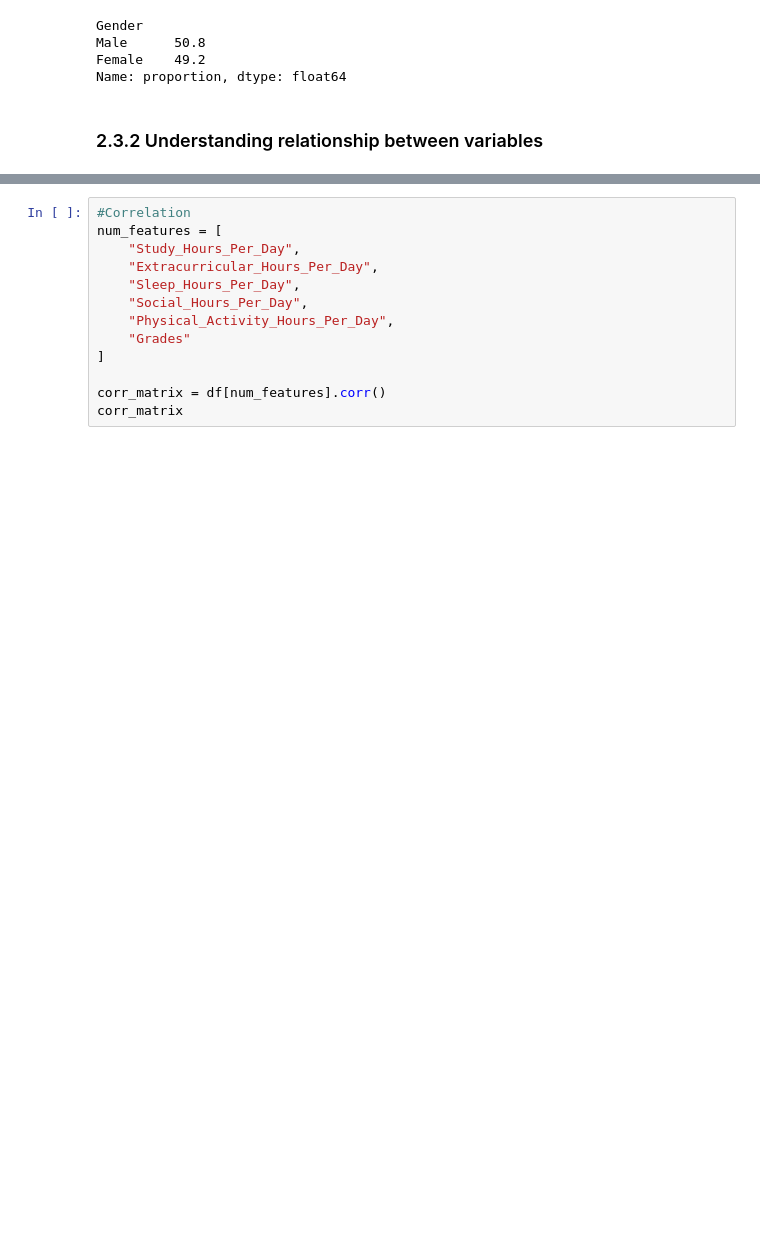
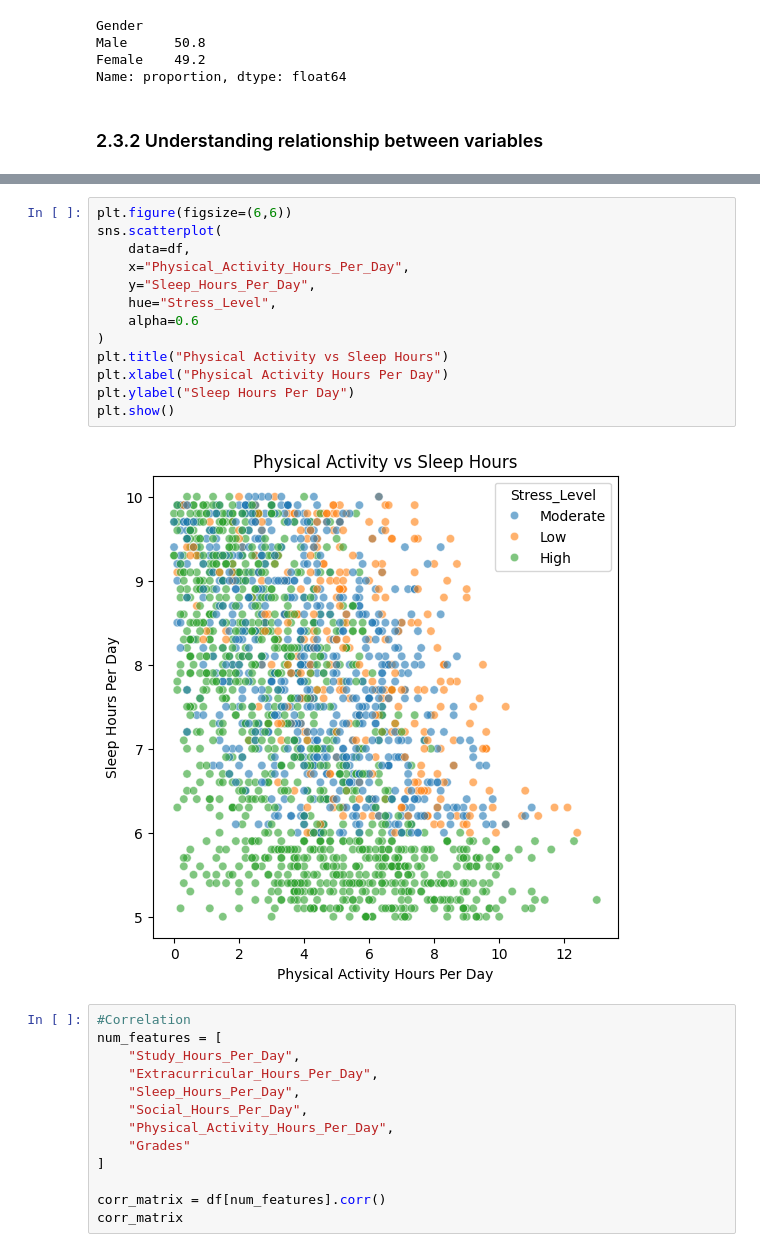
Before and after one commit to thiri-wah/mldp_project, a Jupyter notebook: MLDP Program Codes Submission Template (1).ipynb, the cells around one changed output, grey strips where cells are left out. Cells and saved outputs as stored; diff of their text form; blank space fills up the shorter version.

```diff
--- a/MLDP Program Codes Submission Template (1).ipynb
+++ b/MLDP Program Codes Submission Template (1).ipynb
@@ -271,3 +362,18 @@ plt.show()
+# %%
+plt.figure(figsize=(6,6))
+sns.scatterplot(
+    data=df,
+    x="Physical_Activity_Hours_Per_Day",
+    y="Sleep_Hours_Per_Day",
+    hue="Stress_Level",
+    alpha=0.6
+)
+plt.title("Physical Activity vs Sleep Hours")
+plt.xlabel("Physical Activity Hours Per Day")
+plt.ylabel("Sleep Hours Per Day")
+plt.show()
+# %% [output]
+[figure, added]
 # %%
 #Correlation
 num_features = [
```
Also changed, not shown: parts of 31 cells of this notebook.
